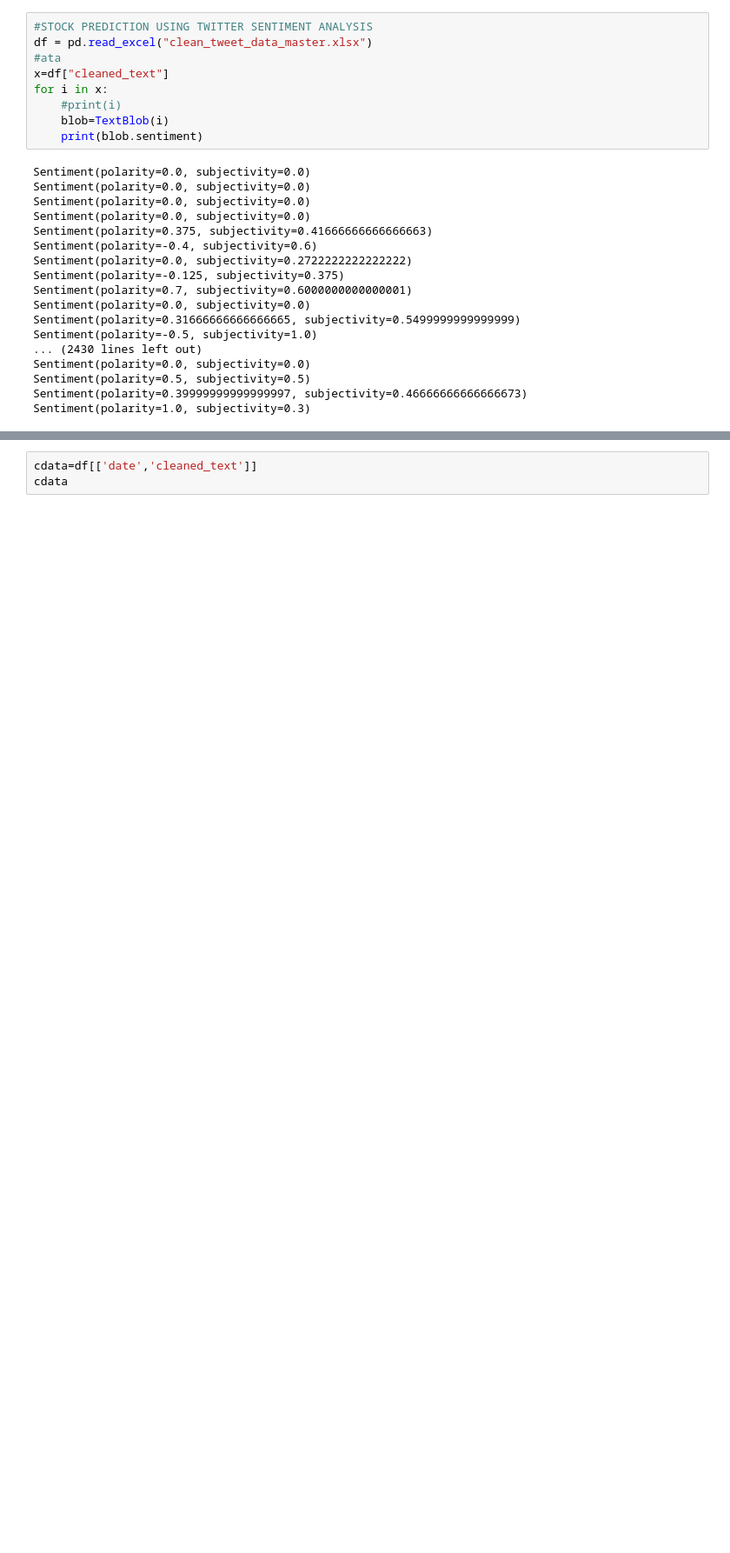
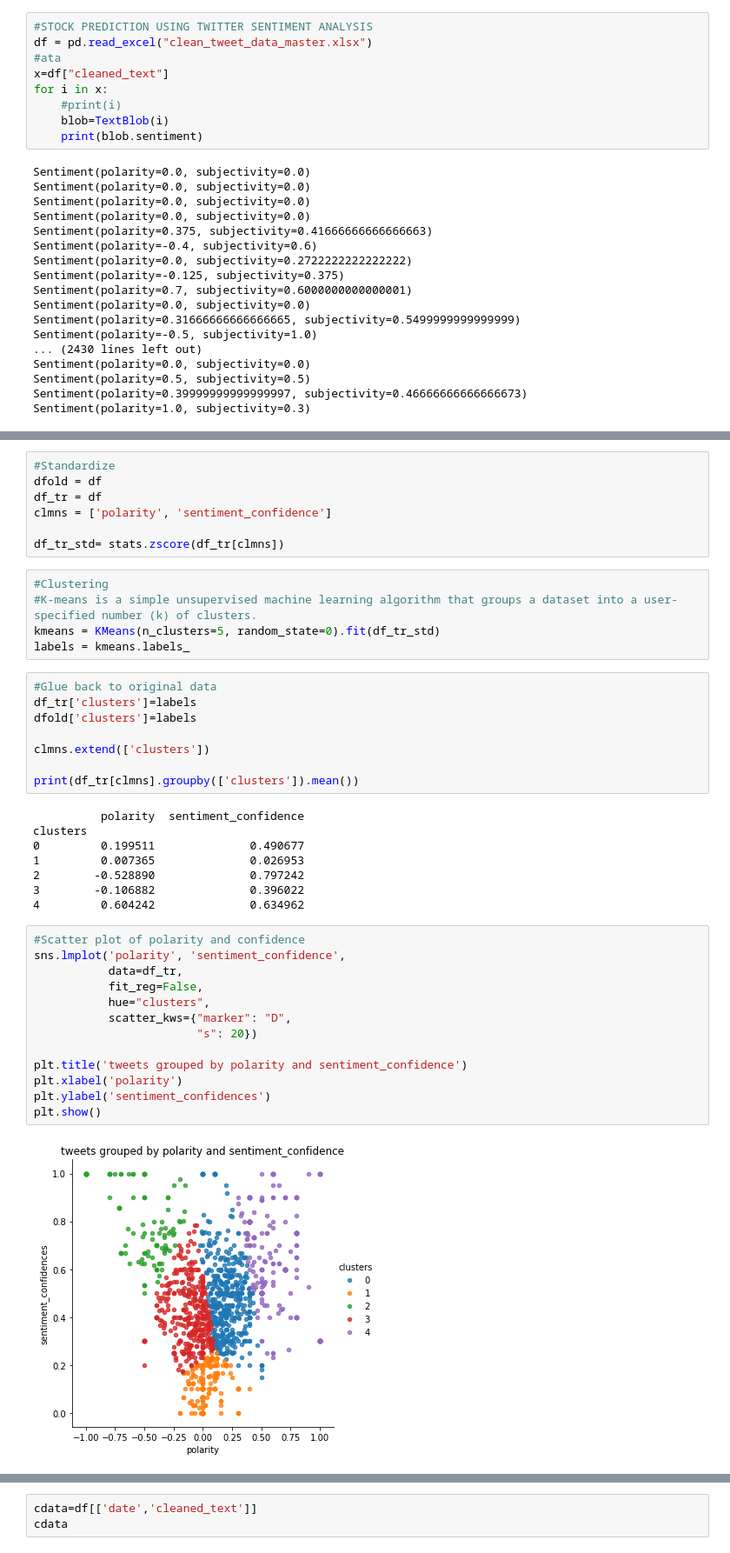
Before and after one commit to maitreyee19/TextMining_project, a Jupyter notebook: DOW_StockPrediction_Master_4thMay.ipynb, the cells around one changed output, grey strips where cells are left out. Shown: that part at 87% size. Saved outputs shown, nothing was run; the diff lists cells and outputs as text; blank space fills up the shorter version.

```diff
--- a/DOW_StockPrediction_Master_4thMay.ipynb
+++ b/DOW_StockPrediction_Master_4thMay.ipynb
@@ -40,0 +68,43 @@ Sentiment(polarity=1.0, subjectivity=0.3)
+# %%
+#Standardize
+dfold = df
+df_tr = df
+clmns = ['polarity', 'sentiment_confidence']
+
+df_tr_std= stats.zscore(df_tr[clmns])
+# %%
+#Clustering
+#K-means is a simple unsupervised machine learning algorithm that groups a dataset into a user-specified number (k) of clusters.
+kmeans = KMeans(n_clusters=5, random_state=0).fit(df_tr_std)
+labels = kmeans.labels_
+# %%
+#Glue back to original data
+df_tr['clusters']=labels
+dfold['clusters']=labels
+
+clmns.extend(['clusters'])
+
+print(df_tr[clmns].groupby(['clusters']).mean())
+# %% [output]
+          polarity  sentiment_confidence
+clusters
+0         0.199511              0.490677
+1         0.007365              0.026953
+2        -0.528890              0.797242
+3        -0.106882              0.396022
+4         0.604242              0.634962
+# %%
+#Scatter plot of polarity and confidence
+sns.lmplot('polarity', 'sentiment_confidence',
+           data=df_tr,
+           fit_reg=False,
+           hue="clusters",
+           scatter_kws={"marker": "D",
+                        "s": 20})
+
+plt.title('tweets grouped by polarity and sentiment_confidence')
+plt.xlabel('polarity')
+plt.ylabel('sentiment_confidences')
+plt.show()
+# %% [output]
+[figure, added]
```
Also changed, not shown: parts of 10 cells of this notebook.
